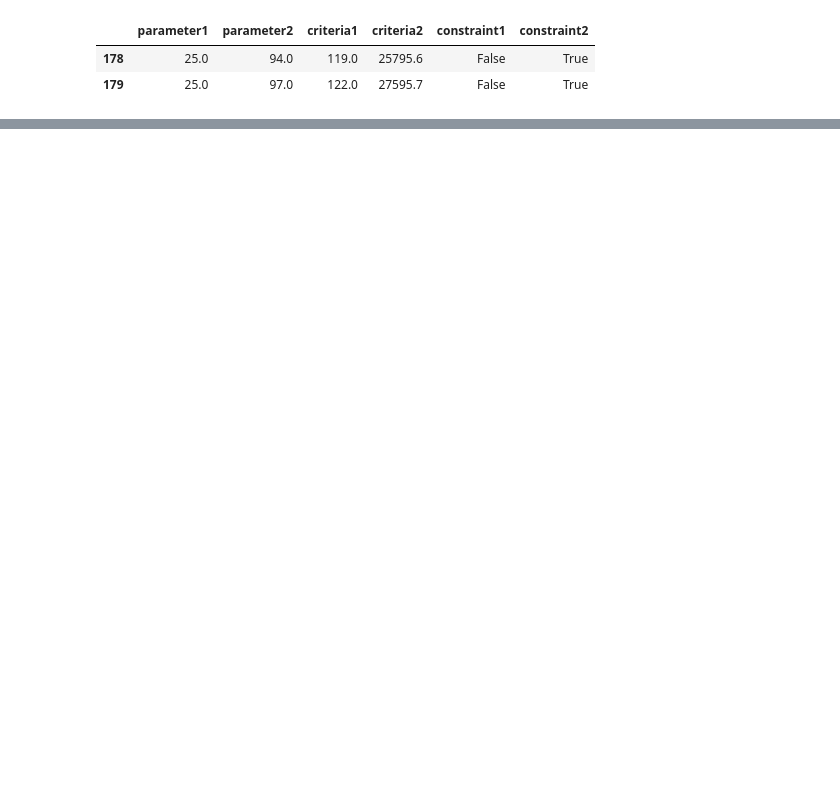
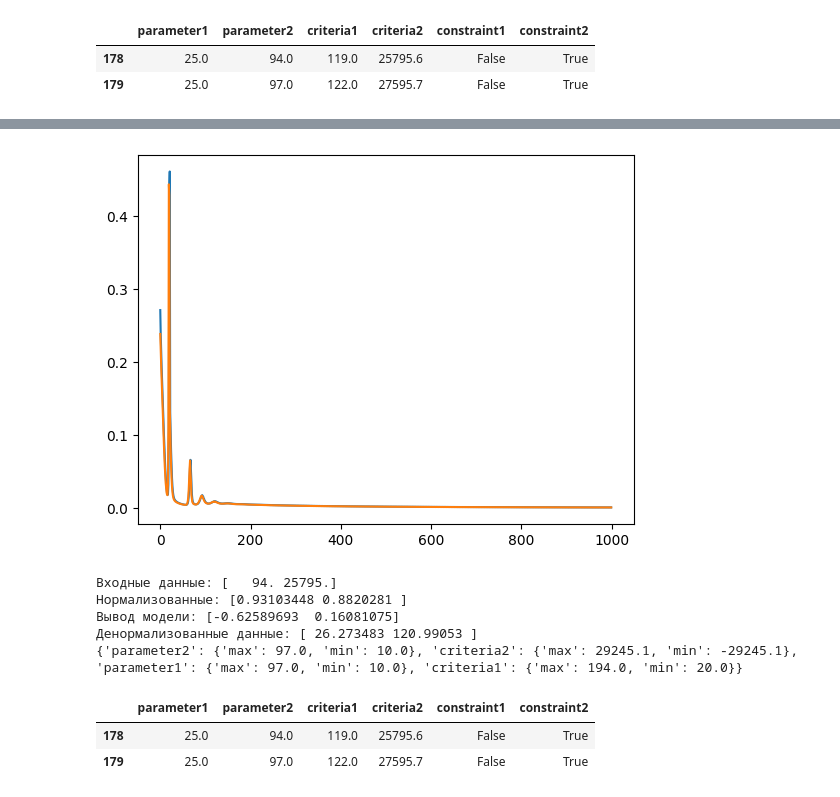
Before and after one commit to AntonSHBK/robot_parameters_analyse, a Jupyter notebook: analise.ipynb, the cells around one changed output, grey strips where cells are left out. Saved outputs shown, nothing was run; the diff lists cells and outputs as text; code cells hidden in the pictures; blank space fills up the shorter version.

```diff
--- a/analise.ipynb
+++ b/analise.ipynb
@@ -492,0 +563,14 @@ dataset.iloc[178:180]
+# %%
+trainer_4 = Trainer(
+    data=dataset,
+    input_colums=['parameter2', 'criteria2'],
+    output_colums=['parameter1', 'criteria1'],
+    batch_size=1000,
+    learning_rate=0.1,
+    shuffle=False,
+    test_size=0.2,
+    random_state=30,
+    save_path='saved_model/',
+    model_middle_layers=1024,
+)
+trainer_4.run(1000)
@@ -492,0 +594,21 @@ dataset.iloc[178:180]
+# %%
+trainer_4.plot_train_result()
+# %% [output]
+[figure, added]
+# %%
+trainer_4.save_model()
+trainer_4.predict(np.array([94., 25795.]))
+
+print(trainer_4.normalize_param)
+# %% [output]
+Входные данные: [   94. 25795.]
+Нормализованные: [0.93103448 0.8820281 ]
+Вывод модели: [-0.62589693  0.16081075]
+Денормализованные данные: [ 26.273483 120.99053 ]
+{'parameter2': {'max': 97.0, 'min': 10.0}, 'criteria2': {'max': 29245.1, 'min': -29245.1}, 'parameter1': {'max': 97.0, 'min': 10.0}, 'criteria1': {'max': 194.0, 'min': 20.0}}
+# %%
+dataset.iloc[178:180]
+# %% [output]
+|  | parameter1 | parameter2 | criteria1 | criteria2 | constraint1 | constraint2 |
+| 178 | 25.0 | 94.0 | 119.0 | 25795.6 | False | True |
+| 179 | 25.0 | 97.0 | 122.0 | 27595.7 | False | True |
```
Also changed, not shown: parts of 17 cells of this notebook, 2 other files.
